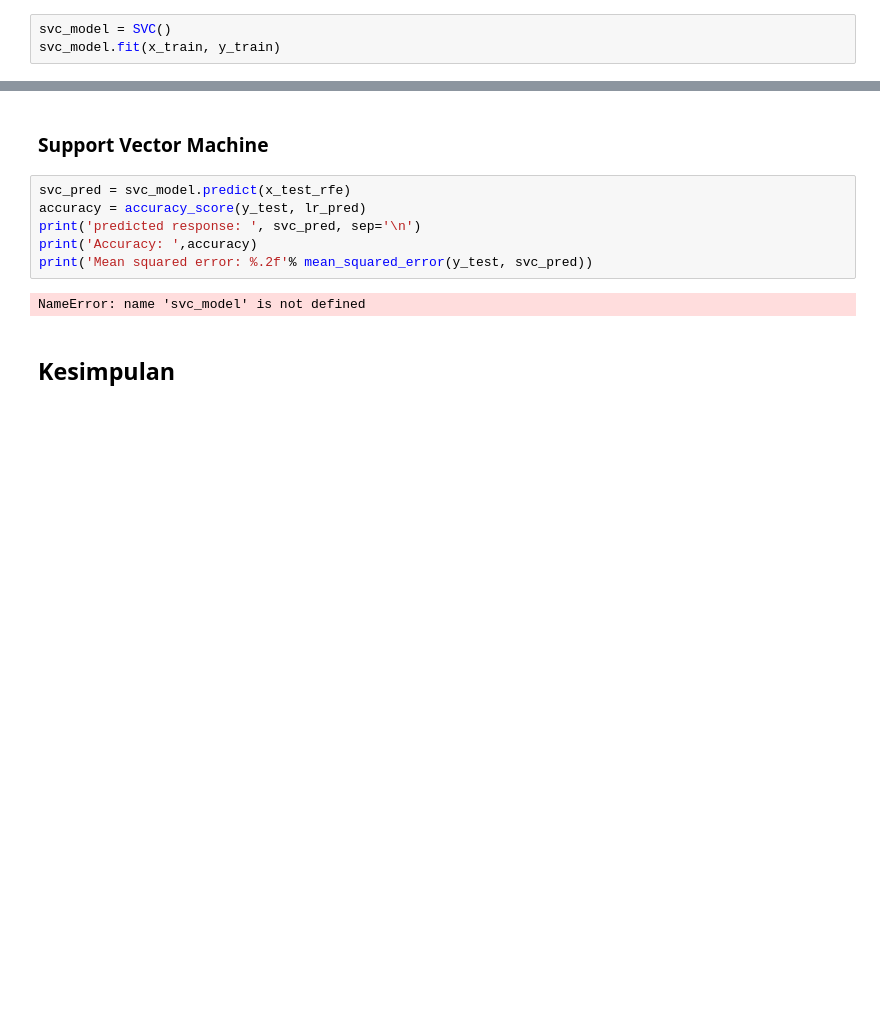
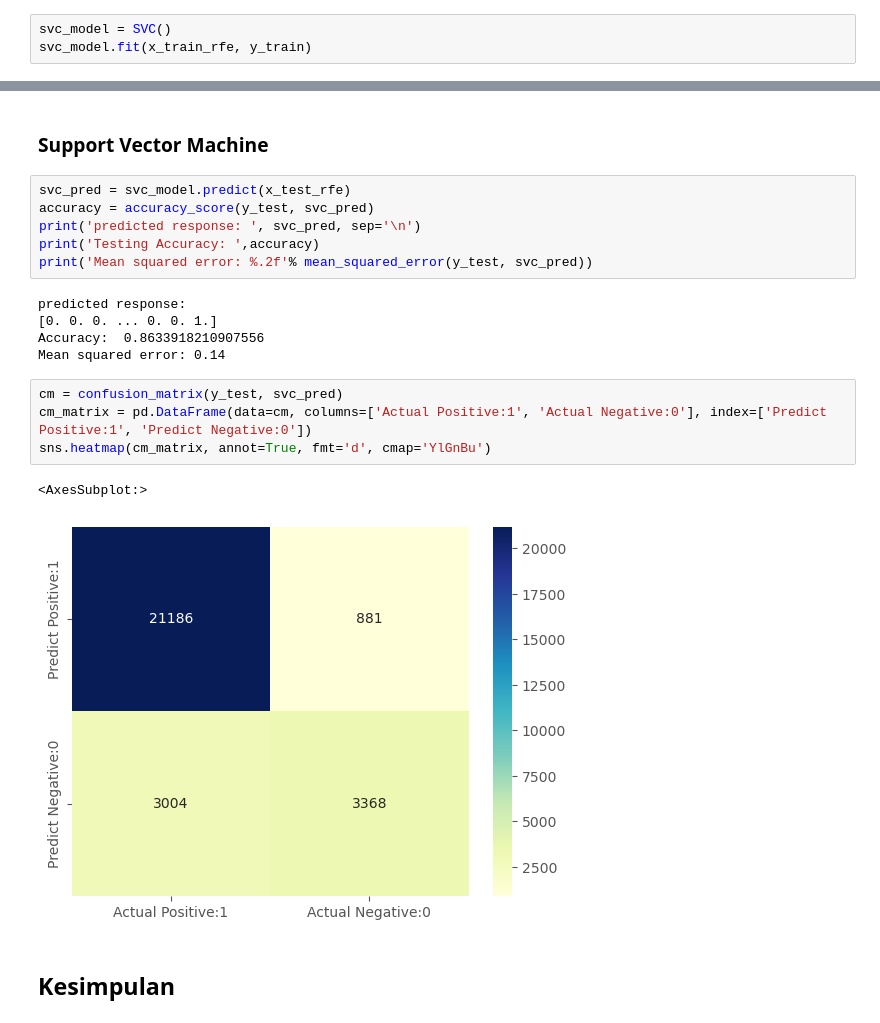
Before and after one commit to JonathanAdi7/Final-Project_Kelompok4, a Jupyter notebook: PYTN_KampusMerdeka_fp2_Kelompok 4 .ipynb, the cells around one changed output, grey strips where cells are left out. Cells and saved outputs as stored; diff of their text form; blank space fills up the shorter version.

```diff
--- a/PYTN_KampusMerdeka_fp2_Kelompok 4 .ipynb
+++ b/PYTN_KampusMerdeka_fp2_Kelompok 4 .ipynb
@@ -795,5 +807,5 @@ train score :  0.999973627301018
 #### Create a model and fit it
 # %%
 svc_model = SVC()
-svc_model.fit(x_train, y_train)
+svc_model.fit(x_train_rfe, y_train)
 # %% [output]
@@ -850,11 +864,21 @@ sns.heatmap(cm_matrix, annot=True, fmt='d', cmap='YlGnBu')
 ### Support Vector Machine
 # %%
 svc_pred = svc_model.predict(x_test_rfe)
-accuracy = accuracy_score(y_test, lr_pred)
+accuracy = accuracy_score(y_test, svc_pred)
 print('predicted response: ', svc_pred, sep='\n')
-print('Accuracy: ',accuracy)
+print('Testing Accuracy: ',accuracy)
 print('Mean squared error: %.2f'% mean_squared_error(y_test, svc_pred))
 # %% [output]
-NameError: name 'svc_model' is not defined
+predicted response:
+[0. 0. 0. ... 0. 0. 1.]
+Accuracy:  0.8633918210907556
+Mean squared error: 0.14
+# %%
+cm = confusion_matrix(y_test, svc_pred)
+cm_matrix = pd.DataFrame(data=cm, columns=['Actual Positive:1', 'Actual Negative:0'], index=['Predict Positive:1', 'Predict Negative:0'])
+sns.heatmap(cm_matrix, annot=True, fmt='d', cmap='YlGnBu')
+# %% [output]
+<AxesSubplot:>
+[figure, added]
 # %% [markdown]
 ## Kesimpulan
```
Also changed, not shown: parts of 17 cells of this notebook.
